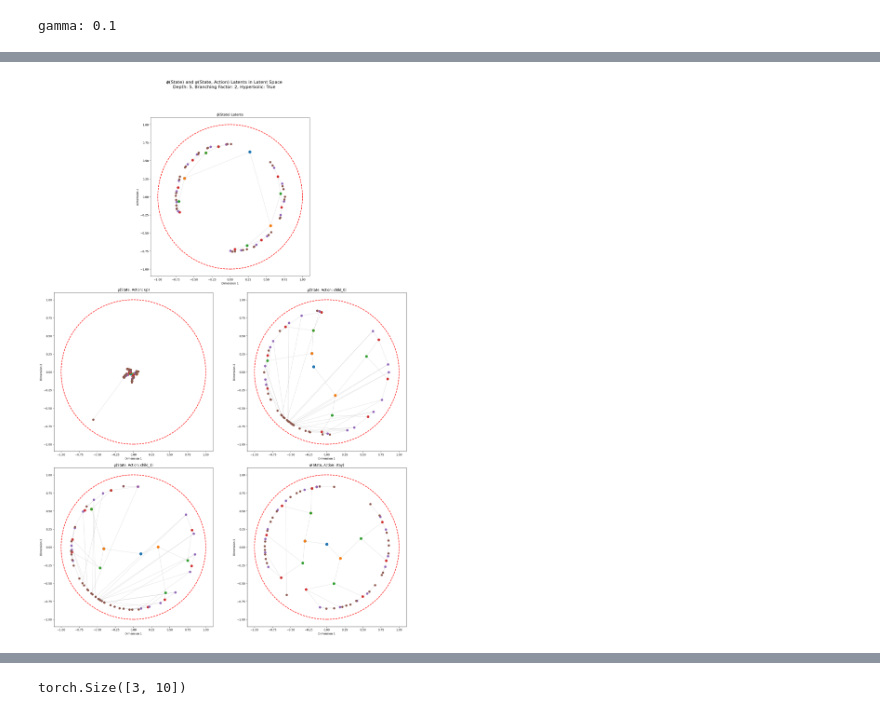
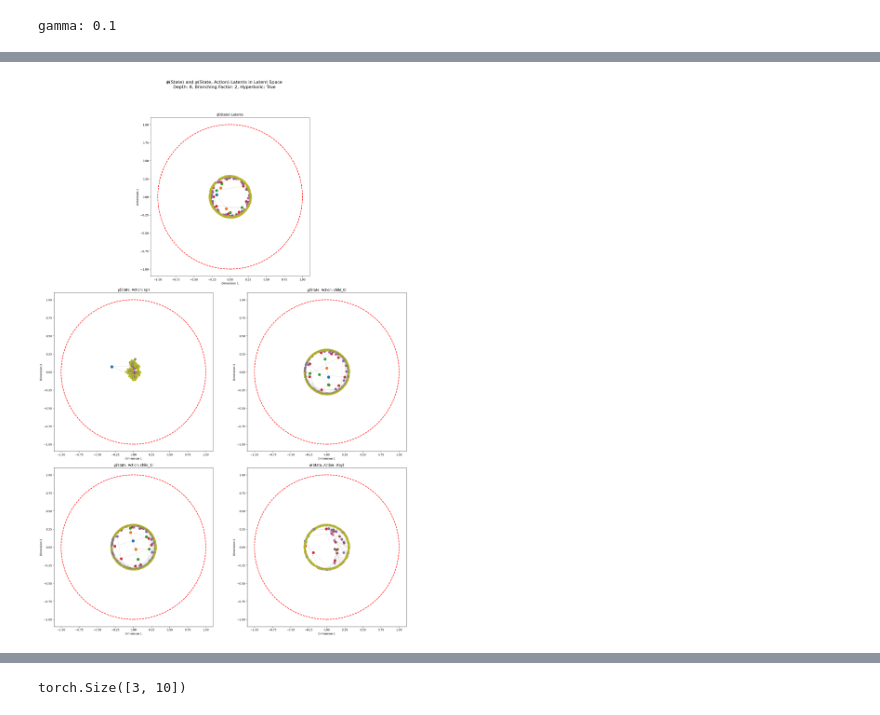
Before and after one commit to YongweiChe/hyperbolic-gcrl, a Jupyter notebook: notebooks/VisualizeTree.ipynb, the cells around one changed output, grey strips where cells are left out. Cells and saved outputs as stored; diff of their text form; code cells hidden in the pictures.

```diff
--- a/notebooks/VisualizeTree.ipynb
+++ b/notebooks/VisualizeTree.ipynb
@@ -36,8 +38,13 @@ import json
 device = "cuda" if torch.cuda.is_available() else "cpu"
 
 # directory w/ pretrained weights
-saved = '/home/yongweic/hyperbolic/saved_models/tree_experiment2_hyperbolic_True_curvature_1.0_learnable_False_epochs_256_trajectories_10000_depth_6_branch_3_embeddingdim_2_gamma_0.1_batch_128'
+# saved = '/home/yongweic/hyperbolic/saved_models/tree_experiment2_hyperbolic_True_curvature_1.0_learnable_False_epochs_256_trajectories_10000_depth_6_branch_3_embeddingdim_2_gamma_0.1_batch_128'
 saved = '/home/yongweic/hyperbolic/saved_models/tree_experiment2_hyperbolic_True_curvature_1.0_learnable_False_epochs_128_trajectories_10000_depth_6_branch_2_embeddingdim_2_gamma_0.1_batch_128'
+saved = '/home/yongweic/hyperbolic/saved_models/tree_experiment2_hyperbolic_True_curvature_1.0_learnable_False_epochs_256_trajectories_10000_depth_6_branch_2_embeddingdim_2_gamma_0.5_batch_128'
+
+# symmetric
+saved = '/home/yongweic/hyperbolic/saved_models/tree_experiment2_hyperbolic_True_symmetric_False_curvature_1.0_learnable_False_epochs_256_trajectories_10000_depth_6_branch_2_embeddingdim_2_gamma_0.2_batch_128'
+saved = '/home/yongweic/hyperbolic/saved_models/tree_experimentarray_hyperbolic_True_symmetric_False_curvature_1.0_learnable_True_epochs_512_trajectories_25000_depth_9_branch_2_embeddingdim_2_gamma_0.1_batch_512'
 config = json.load(open(os.path.join(saved, 'config.json')))
 print(config)
 
@@ -46,7 +53,7 @@ depth = config['depth']
 
 env = NaryTreeEnvironment(depth=depth, branching_factor=branching_factor)
 hyperbolic = config['hyperbolic']
-model_dict = load_tree_model(config, device, pretrained_path=saved, epoch=128)
+model_dict = load_tree_model(config, device, pretrained_path=saved, epoch=304)
 
 encoder1 = model_dict['encoder1']
 encoder2 = model_dict['encoder2']
@@ -207,56 +266,38 @@ fig = plt.figure(figsize=(20, 10 * (num_action_rows + 1)))
 
 # Create grid layout
 gs = gridspec.GridSpec(num_action_rows + 1, 2, height_ratios=[1] + [1]*num_action_rows)
 
 fig.suptitle(r"$\phi$(State) and $\psi$(State, Action) Latents in Latent Space" +
              f"\nDepth: {max_depth}, Branching Factor: {branching_factor}, Hyperbolic: {hyperbolic}",
              fontsize=16)
 
 # Plot state latents in the top row, centered
 ax_state = fig.add_subplot(gs[0, :])
-plot_state_latents(ax_state)
+with torch.no_grad():
+    nodes = torch.arange(env.num_nodes)[:, None]
+    latents = encoder2(nodes)
+    if hyperbolic:
+        latents = latents.tensor
+plot_latents(ax_state, latents, title=r"$\phi$(State) Latents")
 ax_state.set_title(r"$\phi$(State) Latents")
 
 # Plot action latents
 for a in range(num_actions):
     row = (a // 2) + 1  # +1 because the first row is for state latents
     col = a % 2
     ax = fig.add_subplot(gs[row, col])
 
     action_name = env.action_map[a]
 
     with torch.no_grad():
         nodes = torch.arange(env.num_nodes)[:, None]
         actions = torch.cat([nodes, torch.full(nodes.shape, a)], dim=-1)
         latents = encoder1(actions)
         if hyperbolic:
             latents = latents.tensor
-
-    if hyperbolic:
-        circle = plt.Circle((0, 0), 1, fill=False, color='r', linestyle='--', linewidth=2)
-        ax.add_artist(circle)
-
-    for node in range(1, env.num_nodes):
-        parent = (node - 1) // branching_factor
-        ax.plot([latents[parent, 0], latents[node, 0]],
-                [latents[parent, 1], latents[node, 1]],
-                color='gray', alpha=0.5, linewidth=0.5)
-
-    for i in range(max_depth + 1):
-        l = branching_factor**i - 1
-        r = min(branching_factor**(i + 1), env.num_nodes)
-        ax.scatter(latents[l:r, 0], latents[l:r, 1], s=sizes[i])
-
-    ax.set_title(f"$\psi$(State, Action: {action_name})")
-    ax.set_xlabel("Dimension 1")
-    ax.set_ylabel("Dimension 2")
-    ax.axis('equal')
-    if hyperbolic:
-        ax.set_xlim(-1.1, 1.1)
-        ax.set_ylim(-1.1, 1.1)
-    ax.set_aspect('equal', adjustable='box')
+        plot_latents(ax, latents, title=f"$\psi$(State, Action: {action_name})")
 
 plt.tight_layout(rect=[0, 0.03, 1, 0.95])
 plt.show()
 # %% [output]
-[figure, old version]
+[figure, new version]
```
Also changed, not shown: parts of 15 cells of this notebook, 22 other files.
